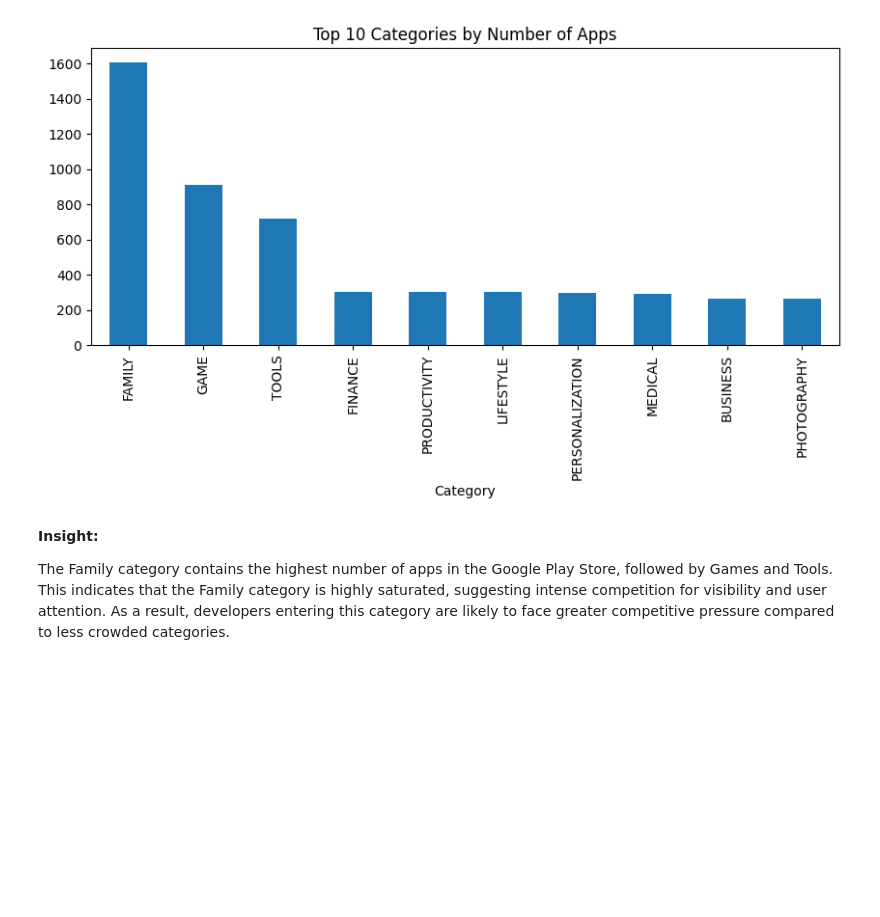
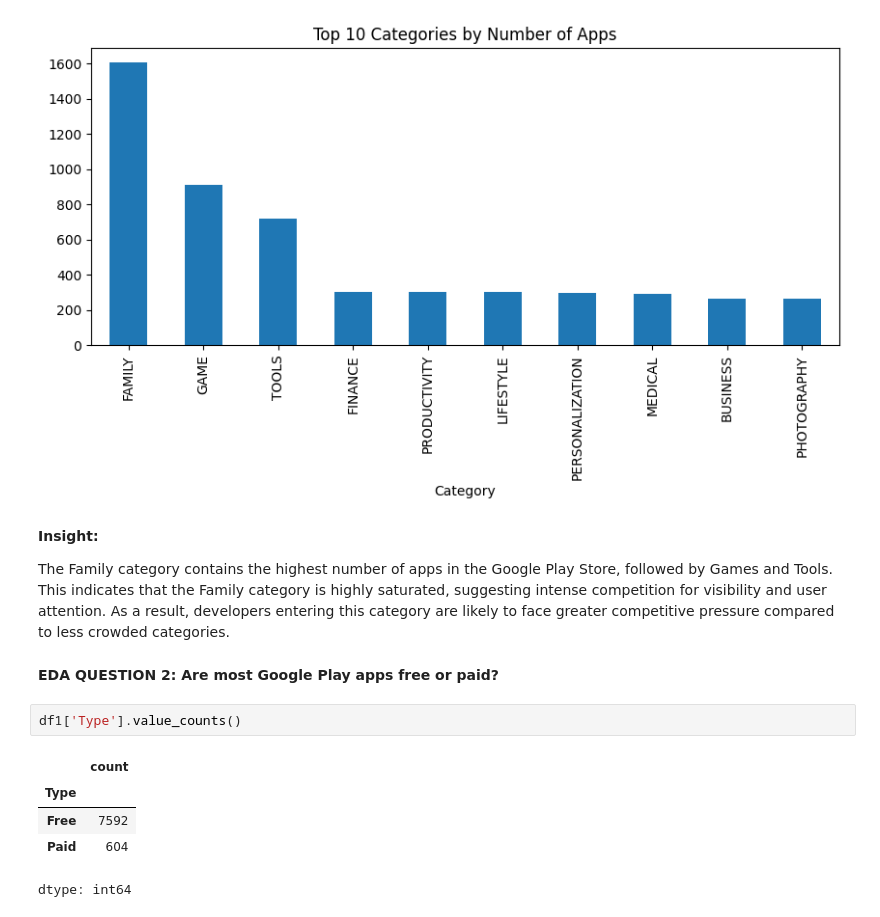
Before and after one commit to Dhairyaxshah/Appfluence, a Jupyter notebook: notebooks/02_eda.ipynb, the cells around one changed output. Drawn from its saved outputs; the diff is of its cells as text; blank space fills up the shorter version.

```diff
--- a/notebooks/02_eda.ipynb
+++ b/notebooks/02_eda.ipynb
@@ -52,3 +52,13 @@ followed by Games and Tools. This indicates that the Family category is highly
 saturated, suggesting intense competition for visibility and user attention.
 As a result, developers entering this category are likely to face greater
 competitive pressure compared to less crowded categories.
+# %% [markdown]
+**EDA QUESTION 2: Are most Google Play apps free or paid?**
+# %%
+df1['Type'].value_counts()
+# %% [output]
+|  | count |
+| Type |  |
+| Free | 7592 |
+| Paid | 604 |
+dtype: int64
```
Also changed, not shown: parts of 6 cells of this notebook.
